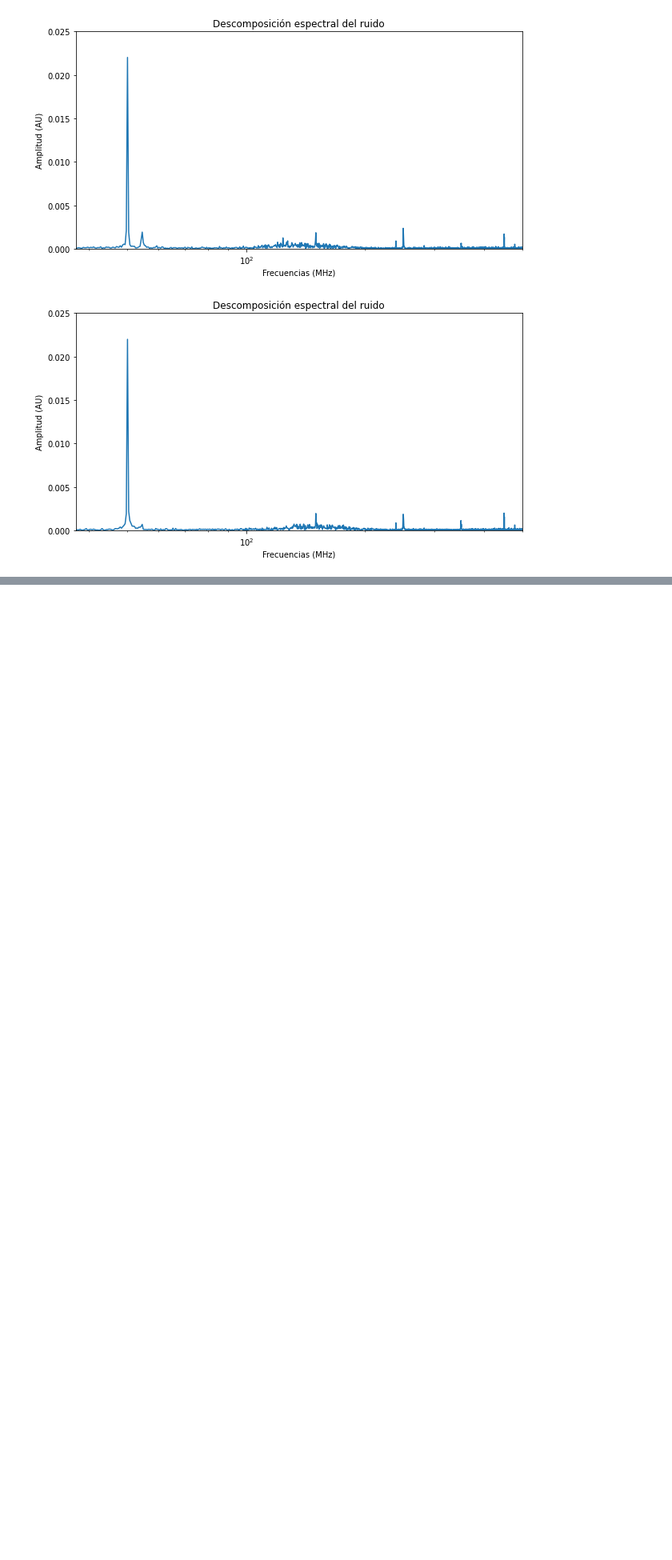
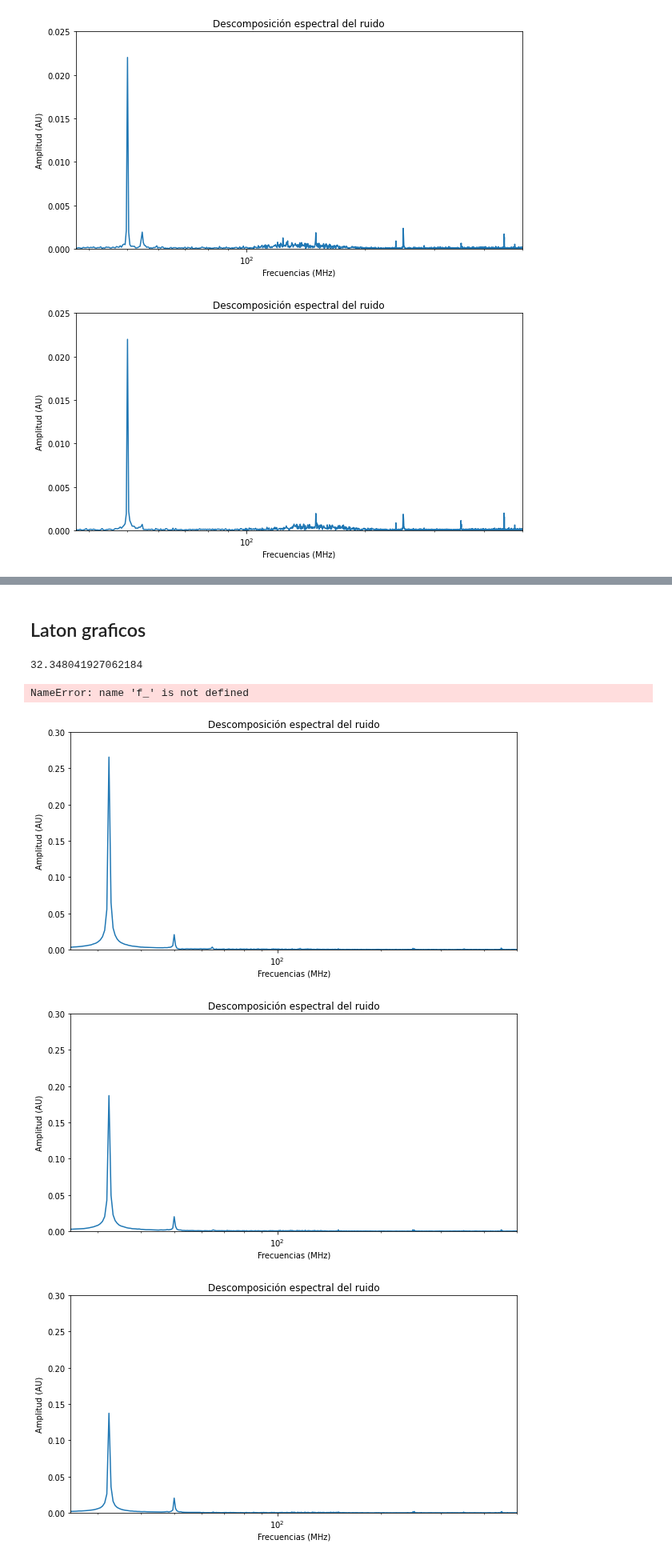
Before and after one commit to LunaKadysz/Laboratorio-4, a Jupyter notebook: Practica3/Practica3-Copy1.ipynb, the cells around one changed output, grey strips where cells are left out. Shown at 80% size. Saved outputs shown, nothing was run; the diff lists cells and outputs as text; code cells hidden in the pictures; blank space fills up the shorter version.

Commit message:
Graficos Laton

```diff
--- a/Practica3/Practica3-Copy1.ipynb
+++ b/Practica3/Practica3-Copy1.ipynb
@@ -460,0 +479,38 @@ print(E)
+# %% [markdown]
+## Laton graficos
+# %%
+t = files['laton_3']['t'][8000:]
+v = files['laton_3']['v'][8000:]
+
+# arreglo un poco
+v = v - np.median(v) #corro el 0
+t= np.linspace(0, len(t)/8000, len(t))
+# %%
+#Busco frec principal
+
+%matplotlib qt
+fsamp = 1/0.001
+MakeSpectralPlot2(v, fsamp)
+plt.ylim(0,0.1)
+plt.xlim(25,56)
+w_2= plt.ginput(1)
+print(w_2[0][0])
+# %% [output]
+32.348041927062184
+NameError: name 'f_' is not defined
+# %%
+vv=np.array_split(v,10)
+fsamp = 1/0.001
+# %%
+#Veo frec principal y natural
+%matplotlib inline
+for i in range(10):
+    plt.figure(figsize = (10,5))
+    MakeSpectralPlot2(vv[i], fsamp)
+    plt.ylim(0,0.3)
+    plt.xlim(25,500)
+    plt.show()
+# %% [output]
+[figure, added]
+[figure, added]
+[figure, added]
```
Also changed, not shown: parts of 4 cells of this notebook.
